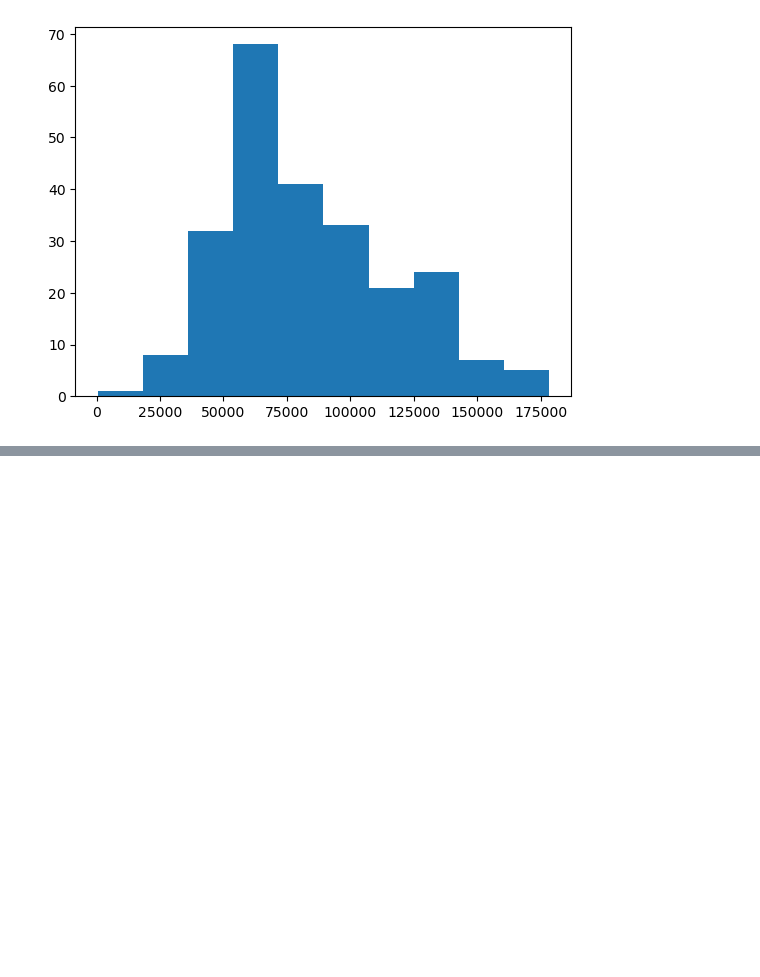
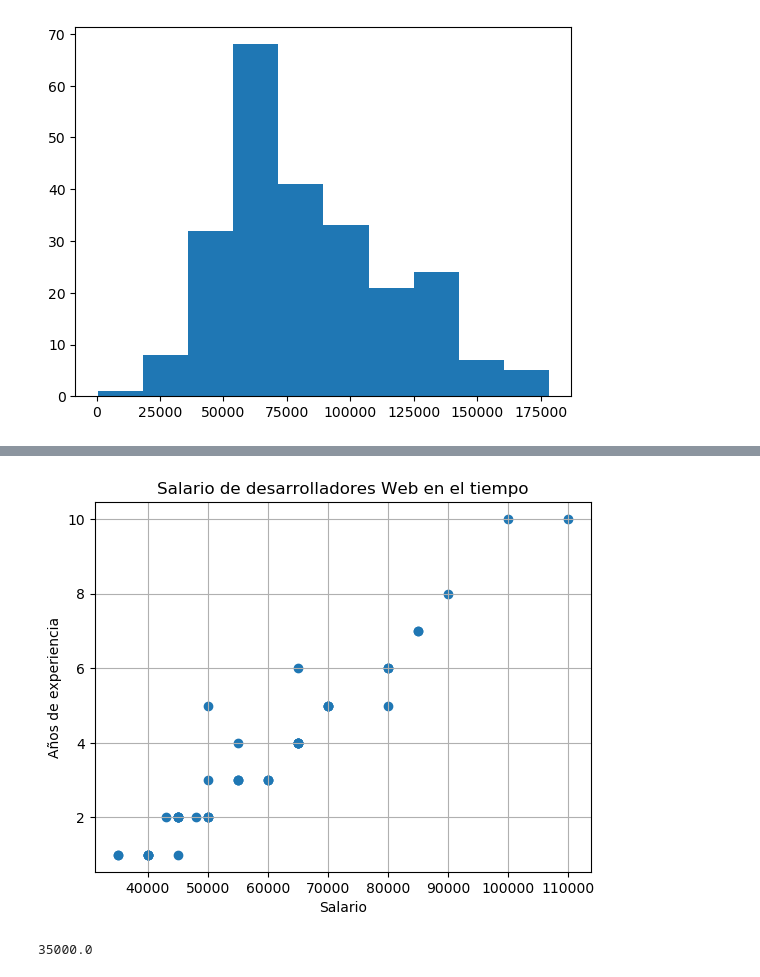
Before and after one commit to Ulimax/clase21, a Jupyter notebook: numpy.ipynb, the cells around one changed output, grey strips where cells are left out. Drawn from its saved outputs; the diff is of its cells as text; code cells hidden in the pictures; blank space fills up the shorter version.

```diff
--- a/numpy.ipynb
+++ b/numpy.ipynb
@@ -1520,0 +1555,16 @@ plt.show()
+# %%
+x=df_web_dev['Salary'].values
+y=df_web_dev['Years of Experience'].values
+plt.title("Salario de desarrolladores Web en el tiempo")
+plt.xlabel("Salario")
+plt.ylabel("Años de experiencia")
+
+plt.scatter(x,y)
+
+plt.grid()
+plt.show()
+min_web= df_web_dev['Salary'].min()
+print(min_web)
+# %% [output]
+[figure, added]
+35000.0
```
Also changed, not shown: parts of 3 cells of this notebook.
